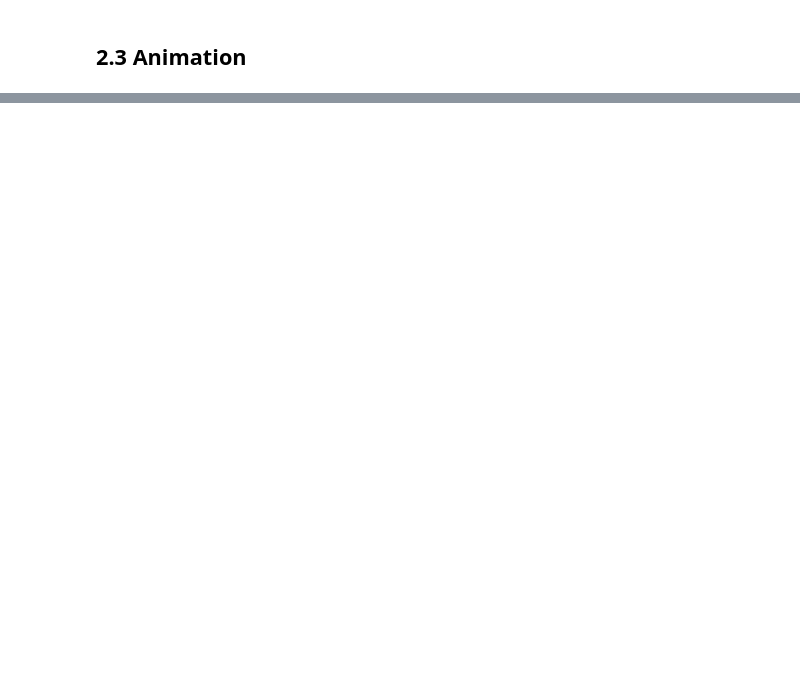
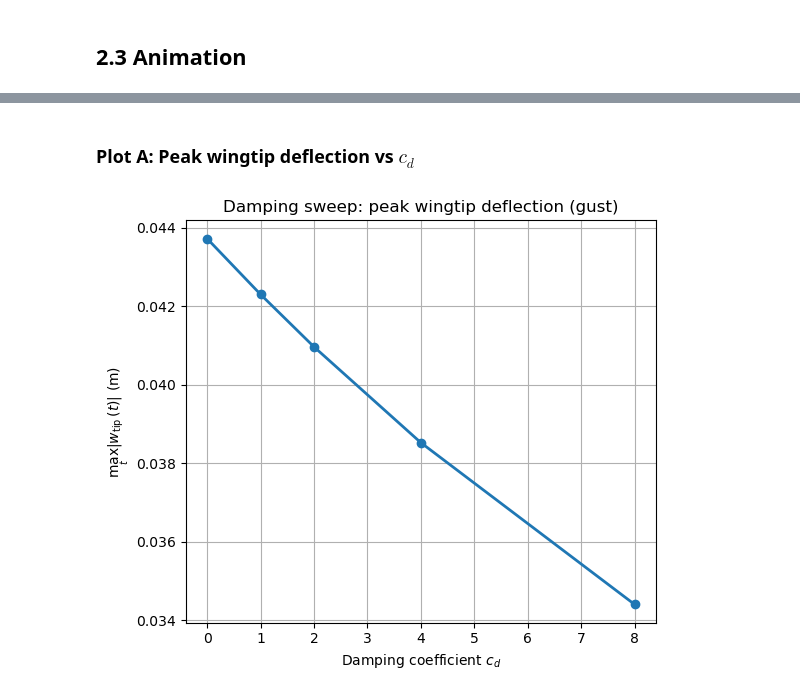
Before and after one commit to dssong2/ae370-project2, a Jupyter notebook: main/notebooks/beam_results.ipynb, the cells around one changed output, grey strips where cells are left out. Saved outputs shown, nothing was run; the diff lists cells and outputs as text; code cells hidden in the pictures; blank space fills up the shorter version.

```diff
--- a/main/notebooks/beam_results.ipynb
+++ b/main/notebooks/beam_results.ipynb
@@ -209,0 +327,16 @@ Spatial convergence (trapezoid):
+# %% [markdown]
+### Plot A: Peak wingtip deflection vs $c_d$
+# %%
+# -------------------------
+# Plot A: Peak wingtip deflection vs cd
+# -------------------------
+fig, ax = plt.subplots(figsize=(5.8, 5.0), tight_layout=True)
+ax.plot(cd_list, w_tip_max_list, marker="o", linewidth=2)
+ax.set_xlabel(r"Damping coefficient $c_d$")
+ax.set_ylabel(r"$\max_t |w_{\mathrm{tip}}(t)|$ (m)")
+ax.set_title(r"Damping sweep: peak wingtip deflection (gust)")
+ax.grid(True, which="both")
+plt.savefig("../data/damping_sweep_peak_tip_deflection.pdf", bbox_inches="tight")
+plt.show()
+# %% [output]
+[figure, added]
```
Also changed, not shown: parts of 20 cells of this notebook, 13 other files.
